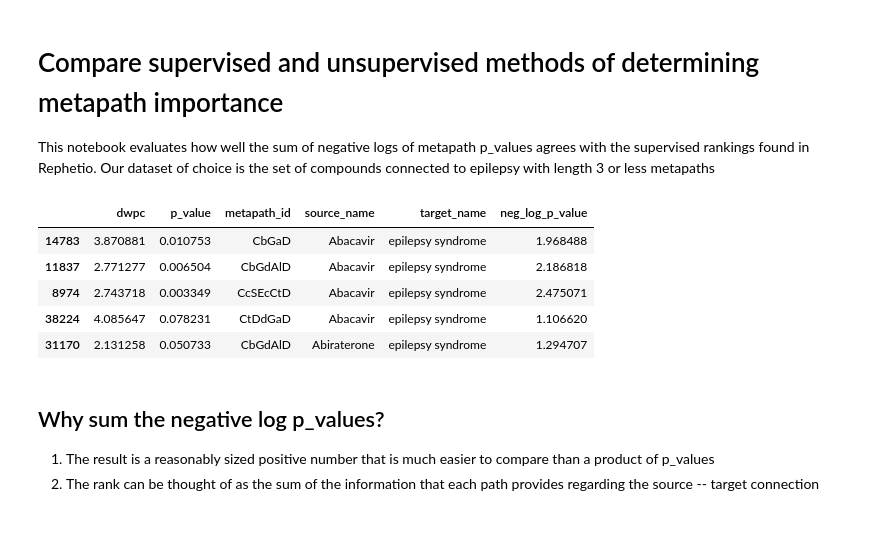
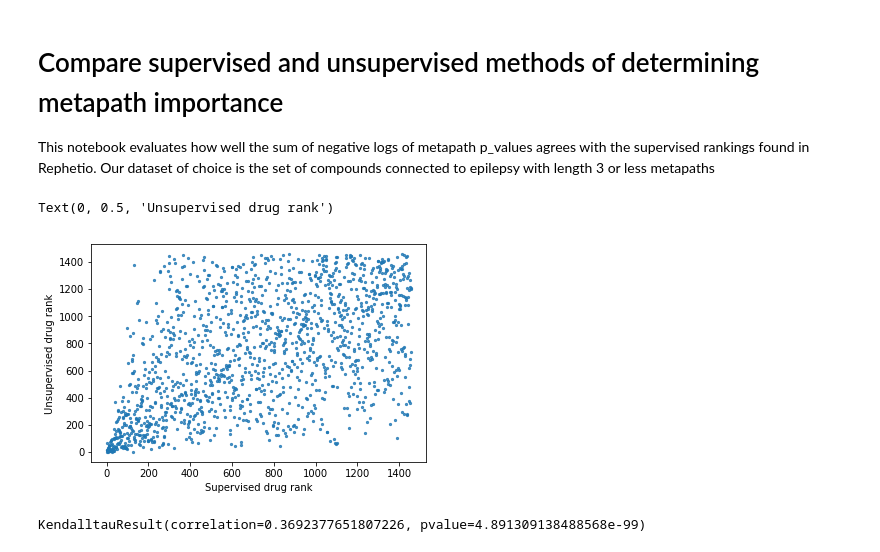
Before and after one commit to greenelab/connectivity-search-analyses, a Jupyter notebook: 11.compound_ranking_comparison.ipynb, the cells around one changed output. Saved outputs shown, nothing was run; the diff lists cells and outputs as text; code cells hidden in the pictures.

```diff
--- a/11.compound_ranking_comparison.ipynb
+++ b/11.compound_ranking_comparison.ipynb
@@ -48,27 +88,0 @@ metapaths = pandas.read_sql(query, connection)
-# %%
-metapaths = metapaths.sort_values(by=['source_name', 'metapath_id'])
-
-# Ensure that you only have one copy of each (source_name, metapath_id) pair
-metapaths = metapaths.drop_duplicates(subset=['source_name', 'metapath_id'])
-
-# Remove any rows with NaN values
-metapaths = metapaths.dropna()
-
-min_p_value = metapaths[metapaths.p_value != 0].p_value.min()
-
-metapaths.loc[metapaths.p_value == 0, 'p_value'] = min_p_value
-
-metapaths['neg_log_p_value'] = metapaths.p_value.apply(lambda x: -math.log10(x))
-
-metapaths.head()
-# %% [output]
-|  | dwpc | p_value | metapath_id | source_name | target_name | neg_log_p_value |
-| 14783 | 3.870881 | 0.010753 | CbGaD | Abacavir | epilepsy syndrome | 1.968488 |
-| 11837 | 2.771277 | 0.006504 | CbGdAlD | Abacavir | epilepsy syndrome | 2.186818 |
-| 8974 | 2.743718 | 0.003349 | CcSEcCtD | Abacavir | epilepsy syndrome | 2.475071 |
-| 38224 | 4.085647 | 0.078231 | CtDdGaD | Abacavir | epilepsy syndrome | 1.106620 |
-| 31170 | 2.131258 | 0.050733 | CbGdAlD | Abiraterone | epilepsy syndrome | 1.294707 |
-# %% [markdown]
-## Why sum the negative log p_values?
-1. The result is a reasonably sized positive number that is much easier to compare than a product of p_values
-2. The rank can be thought of as the sum of the information that each path provides regarding the source -- target connection
@@ -77,0 +89,13 @@ neg_log_sum = neg_log_sum.sort_values(by='neg_log_p_value', ascending=False)
+# %%
+epilepsy_df = get_disease_df(epilepsy_id, db_password, supervised_predictions_df)
+# %%
+plt.scatter(epilepsy_df['supervised_rank'], epilepsy_df['unsupervised_rank'], alpha=.8, s=5)
+plt.xlabel('Supervised drug rank')
+plt.ylabel('Unsupervised drug rank')
+# %% [output]
+Text(0, 0.5, 'Unsupervised drug rank')
+[figure, added]
+# %%
+scipy.stats.kendalltau(epilepsy_df.index, epilepsy_df['unsupervised_rank'])
+# %% [output]
+KendalltauResult(correlation=0.3692377651807226, pvalue=4.891309138488568e-99)
```
Also changed, not shown: parts of 27 cells of this notebook.
